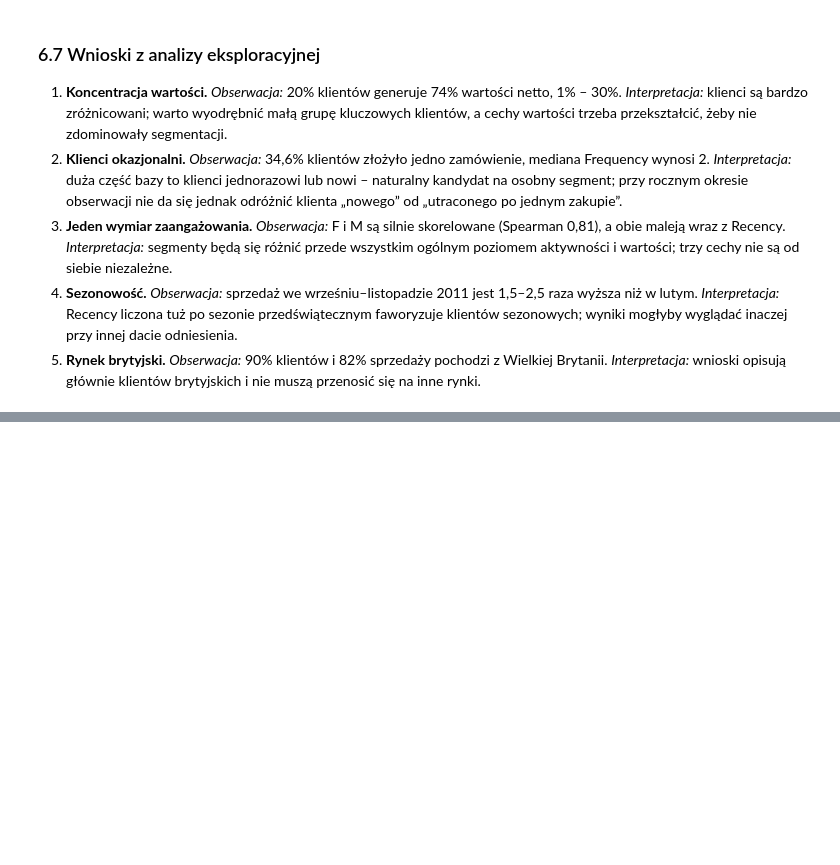
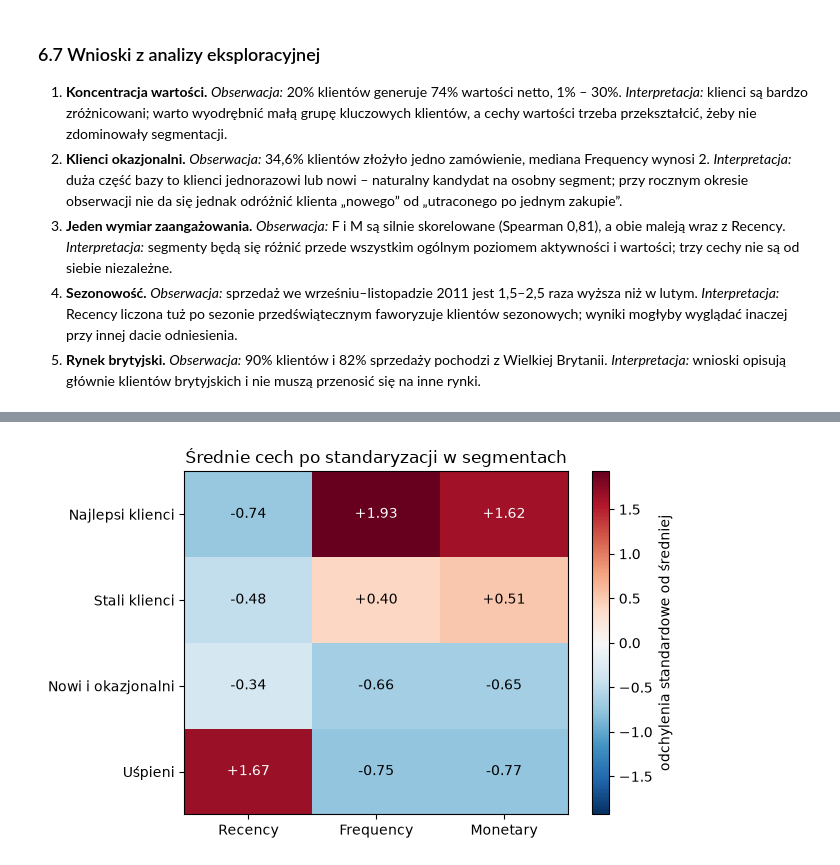
Before and after one commit to wikgu/segmentacja-klientow, a Jupyter notebook: notebooks/analiza.ipynb, the cells around one changed output, grey strips where cells are left out. Saved outputs shown, nothing was run; the diff lists cells and outputs as text; code cells hidden in the pictures; blank space fills up the shorter version.

```diff
--- a/notebooks/analiza.ipynb
+++ b/notebooks/analiza.ipynb
@@ -655,0 +782,7 @@ pd.DataFrame(
+# %%
+wynik = segmentuj(klienci, WYBRANE_K)
+segmenty = wynik.klienci
+podzial_3 = segmentuj(klienci, 3).klienci["Segment"]
+podzial_5 = segmentuj(klienci, 5).klienci["Segment"]
+nazwy_4 = segmenty["Segment"].map(NAZWY_SEGMENTOW)
+pd.crosstab(podzial_3, nazwy_4, rownames=["k = 3"], colnames=["k = 4"])
@@ -655,0 +842,6 @@ pd.DataFrame(
+# %%
+fig = wykresy.wykres_profili(wynik.X, segmenty["Segment"], NAZWY_SEGMENTOW)
+wykresy.zapisz_wykres(fig, KATALOG_WYKRESOW / "12_profile_segmentow.png")
+fig
+# %% [output]
+[figure, added]
```
Also changed, not shown: parts of 19 cells of this notebook.
